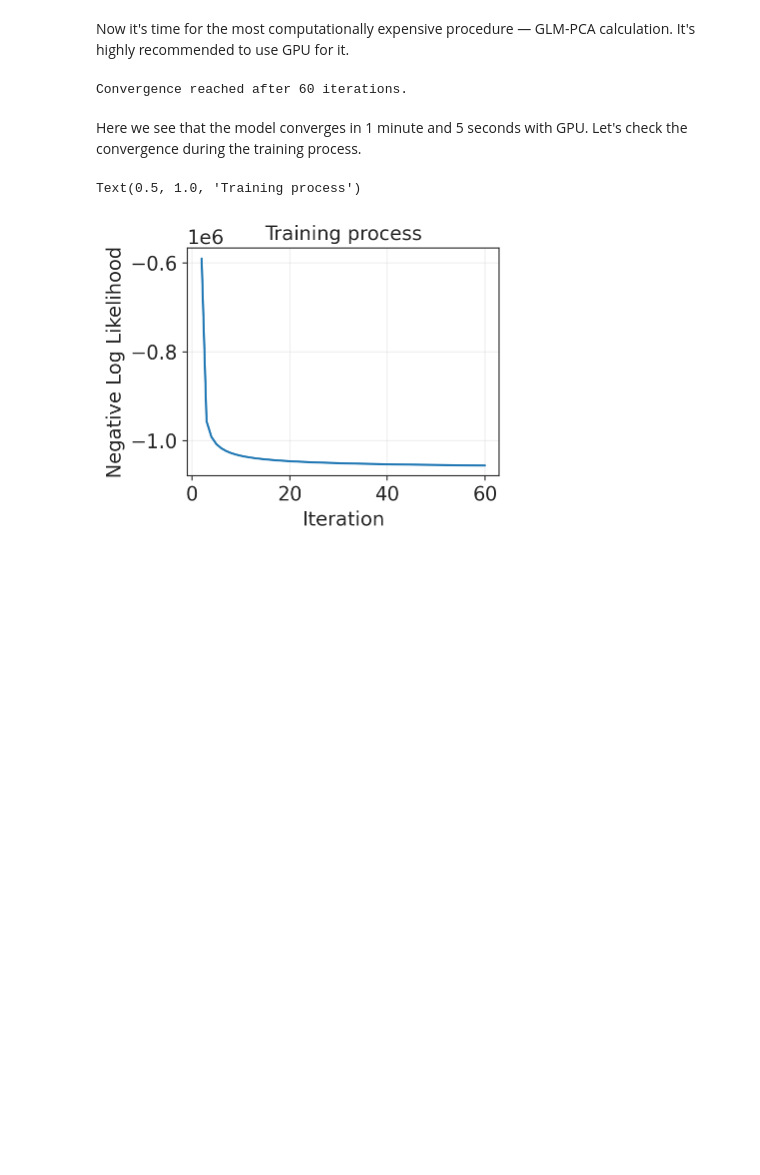
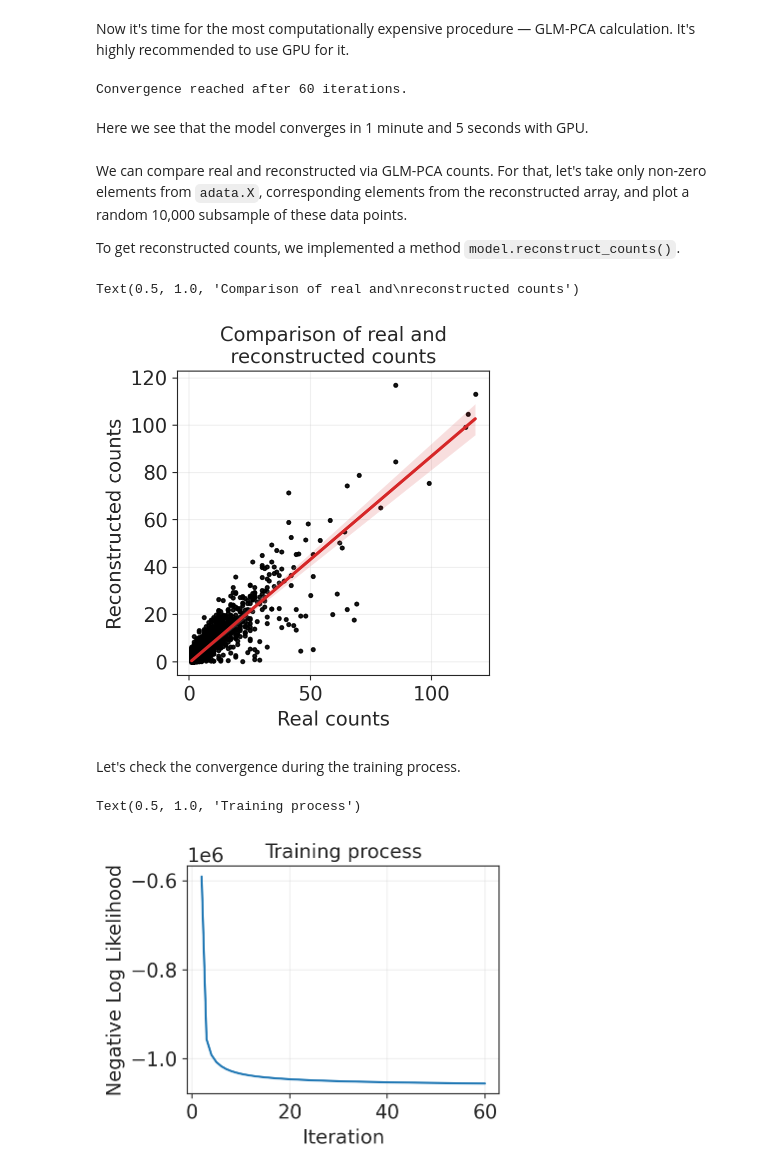
Before and after one commit to serjisa/py-fastglmpca, a Jupyter notebook: examples/scRNA-Seq.ipynb, the cells around one changed output. Cells and saved outputs as stored; diff of their text form; code cells hidden in the pictures; blank space fills up the shorter version.

```diff
--- a/examples/scRNA-Seq.ipynb
+++ b/examples/scRNA-Seq.ipynb
@@ -28,7 +28,49 @@ model = fastglmpca.poisson(adata.X, n_pcs=20, return_model=True)
 # %% [output]
 Convergence reached after 60 iterations.
 # %% [markdown]
-Here we see that the model converges in 1 minute and 5 seconds with GPU. Let's check the convergence during the training process.
+Here we see that the model converges in 1 minute and 5 seconds with GPU.
+# %% [markdown]
+We can compare real and reconstructed via GLM-PCA counts. For that, let's take only non-zero elements from `adata.X`, corresponding elements from the reconstructed array, and plot a random 10,000 subsample of these data points.
+
+To get reconstructed counts, we implemented a method `model.reconstruct_counts()`.
+# %%
+adata.layers["reconstructed"] = model.reconstruct_counts()
+
+predicted_counts = adata.layers["reconstructed"][
+    adata.X.nonzero()[0],
+    adata.X.nonzero()[1]
+]
+real_counts = adata.X.data
+
+subsample = np.random.choice(
+    np.arange(len(predicted_counts)),
+    size=10000,
+    replace=False,
+) # Subsampling fraction
+
+fig, ax = plt.subplots(figsize=(4, 4))
+
+sns.regplot(
+    x=real_counts[subsample],
+    y=predicted_counts[subsample],
+    scatter_kws={
+        "alpha": 0.9,
+        "s": 7,
+        "color": "black",
+    },
+    line_kws={
+        "color": sns.color_palette()[3],
+    }
+)
+ax.set_xlabel("Real counts")
+ax.set_ylabel("Reconstructed counts")
+ax.grid(alpha=0.3)
+ax.set_title("Comparison of real and\nreconstructed counts")
+# %% [output]
+Text(0.5, 1.0, 'Comparison of real and\nreconstructed counts')
+[figure, added]
+# %% [markdown]
+Let's check the convergence during the training process.
 # %%
 fig, ax = plt.subplots(figsize=(4, 3))
 
```
Also changed, not shown: parts of 2 cells of this notebook.
